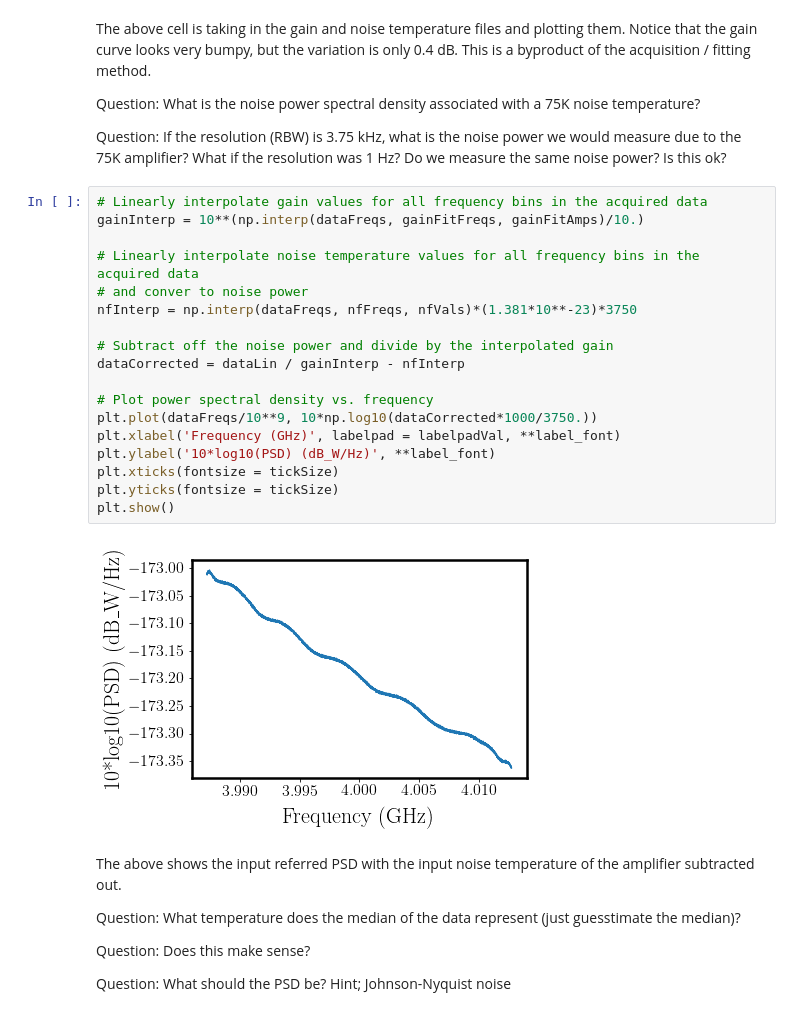
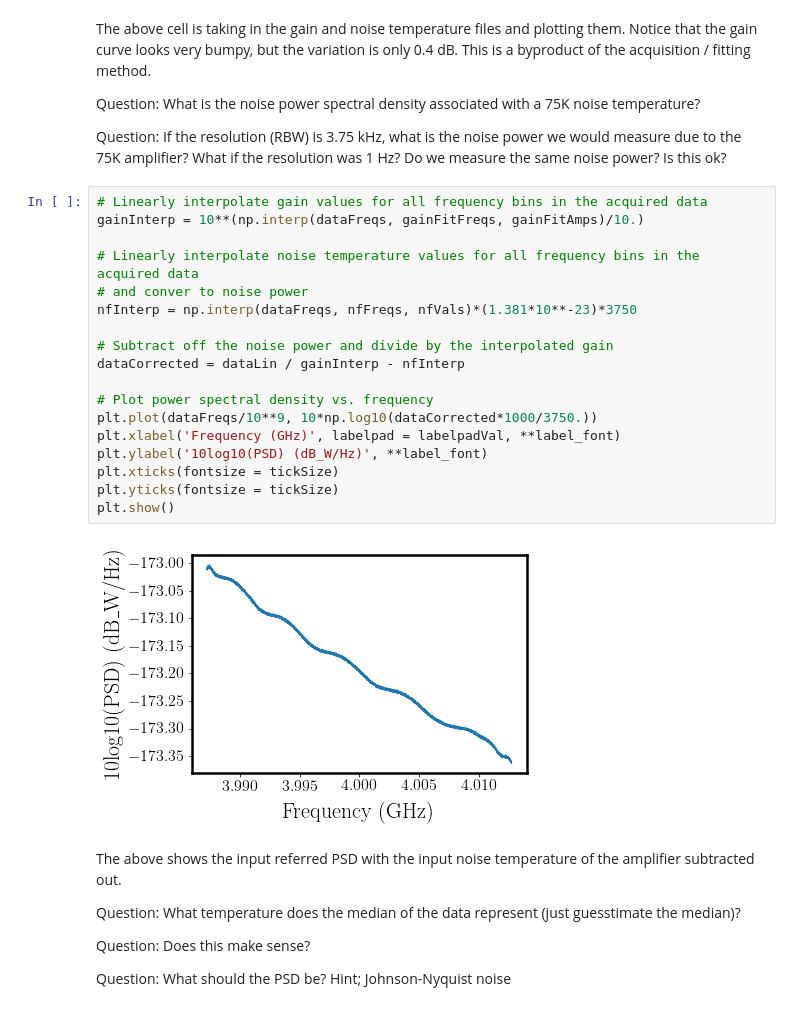
Before and after one commit to josephmlev/darkRadio, a Jupyter notebook: HEPCAT_2022/HEPCAT_Analysis.ipynb, the cells around one changed output. Cells and saved outputs as stored; diff of their text form.

```diff
--- a/HEPCAT_2022/HEPCAT_Analysis.ipynb
+++ b/HEPCAT_2022/HEPCAT_Analysis.ipynb
@@ -173,23 +173,23 @@ Question: If the resolution (RBW) is 3.75 kHz, what is the noise power we would
 # %%
 # Linearly interpolate gain values for all frequency bins in the acquired data
 gainInterp = 10**(np.interp(dataFreqs, gainFitFreqs, gainFitAmps)/10.)
 
 # Linearly interpolate noise temperature values for all frequency bins in the acquired data
 # and conver to noise power
 nfInterp = np.interp(dataFreqs, nfFreqs, nfVals)*(1.381*10**-23)*3750
 
 # Subtract off the noise power and divide by the interpolated gain
 dataCorrected = dataLin / gainInterp - nfInterp
 
 # Plot power spectral density vs. frequency
 plt.plot(dataFreqs/10**9, 10*np.log10(dataCorrected*1000/3750.))
 plt.xlabel('Frequency (GHz)', labelpad = labelpadVal, **label_font)
-plt.ylabel('10*log10(PSD) (dB_W/Hz)', **label_font)
+plt.ylabel('10log10(PSD) (dB_W/Hz)', **label_font)
 plt.xticks(fontsize = tickSize)
 plt.yticks(fontsize = tickSize)
 plt.show()
 # %% [output]
-[figure, old version]
+[figure, new version]
 # %% [markdown]
 The above shows the input referred PSD with the input noise temperature
 of the amplifier subtracted out.
```
Also changed, not shown: parts of 2 cells of this notebook.
